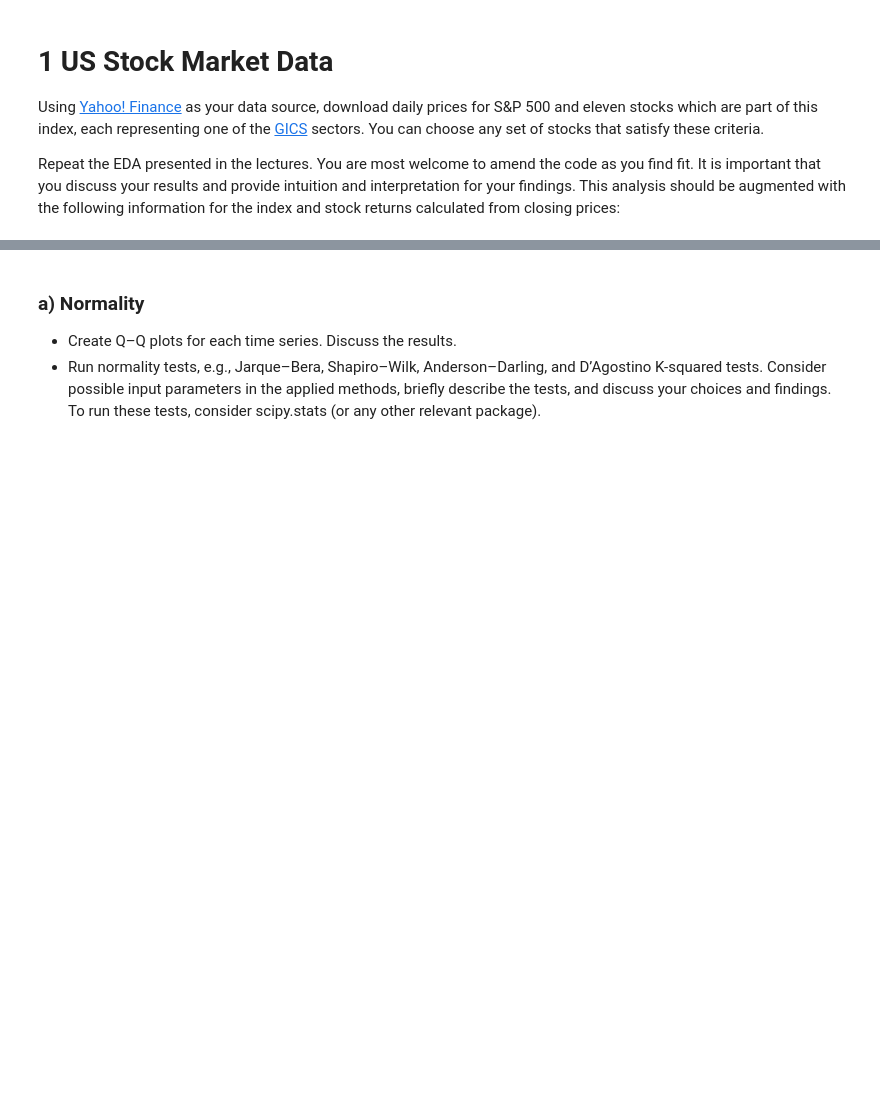
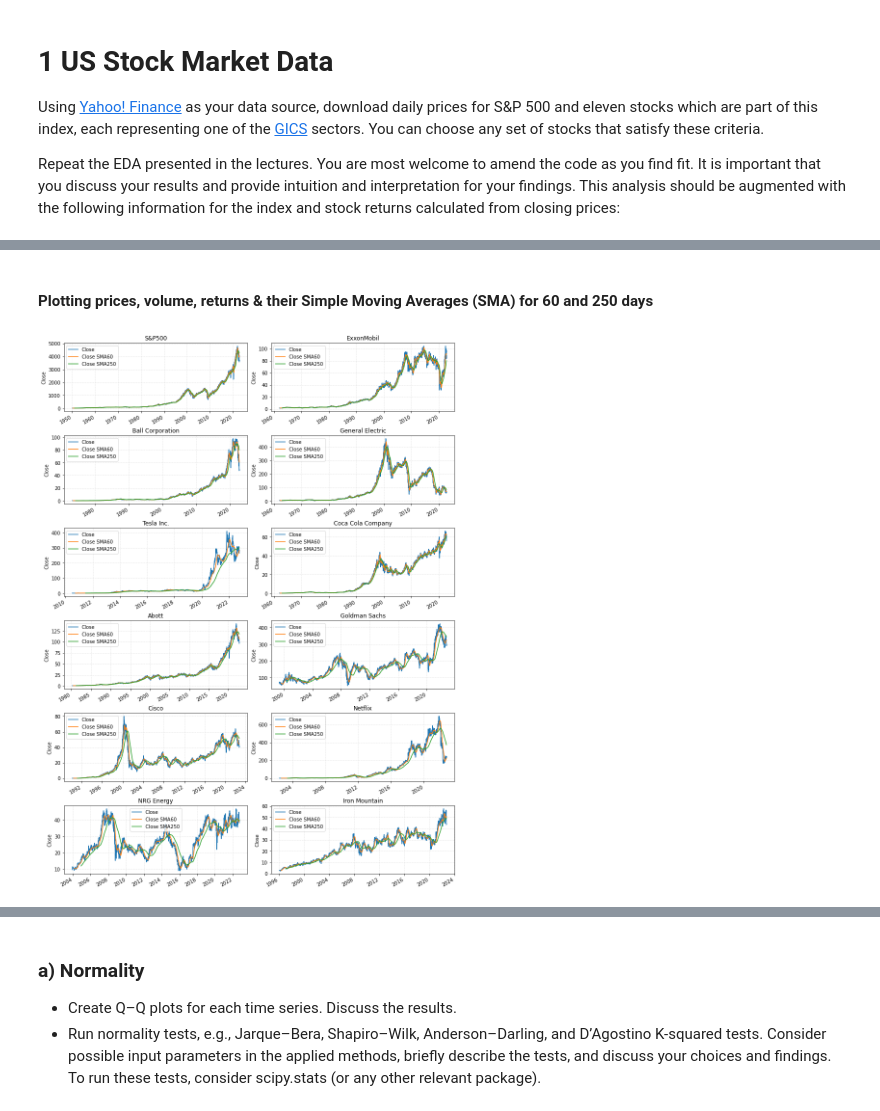
Before and after one commit to brs22/ML-HW-1, a Jupyter notebook: code.ipynb, the cells around one changed output, grey strips where cells are left out. Drawn from its saved outputs; the diff is of its cells as text; code cells hidden in the pictures; blank space fills up the shorter version.

```diff
--- a/code.ipynb
+++ b/code.ipynb
@@ -6,0 +61,4 @@ Repeat the EDA presented in the lectures. You are most welcome to amend the code
+# %%
+# Download data
+df_stock_prices = yf.download(tickers,group_by='ticker')
+display(df_stock_prices)
@@ -6,0 +103,6 @@ Repeat the EDA presented in the lectures. You are most welcome to amend the code
+# %%
+# Get high-level info: Segmented view
+for iticker in tickers:
+    print(iticker)
+    df_stock_prices[iticker].info()
+    print('-'*100)
@@ -6,0 +208,24 @@ Repeat the EDA presented in the lectures. You are most welcome to amend the code
+# %% [markdown]
+#### Plotting prices, volume, returns & their Simple Moving Averages (SMA) for 60 and 250 days
+# %%
+# Plotting closing prices (and simple moving averages)
+plt.figure(figsize=(12, 16), constrained_layout = True)
+for iticker in range(len(tickers)):
+    # Calculate simple moving average (60 and 250 days)
+    df_stock_prices[tickers[iticker],'Close SMA60'] = (
+        df_stock_prices[tickers[iticker]]['Close'].rolling(60).mean())
+    df_stock_prices[tickers[iticker],'Close SMA250'] = (
+        df_stock_prices[tickers[iticker]]['Close'].rolling(250).mean())
+    # Create subplots
+    plt.subplot(6, 2, iticker+1)
+    df_stock_prices[tickers[iticker]]['Close'].plot(linewidth=1.5)
+    df_stock_prices[tickers[iticker]]['Close SMA60'].plot(linewidth=1.5)
+    df_stock_prices[tickers[iticker]]['Close SMA250'].plot(linewidth=1.5)
+    # Labels and graphics
+    plt.xlabel(None)
+    plt.ylabel('Close')
+    plt.title(names[iticker])
+    plt.legend(['Close','Close SMA60','Close SMA250'])
+    plt.grid(color='lightgray', linestyle='-.', linewidth=0.5)
+# %% [output]
+[figure, added]
```
Also changed, not shown: parts of 50 cells of this notebook.
